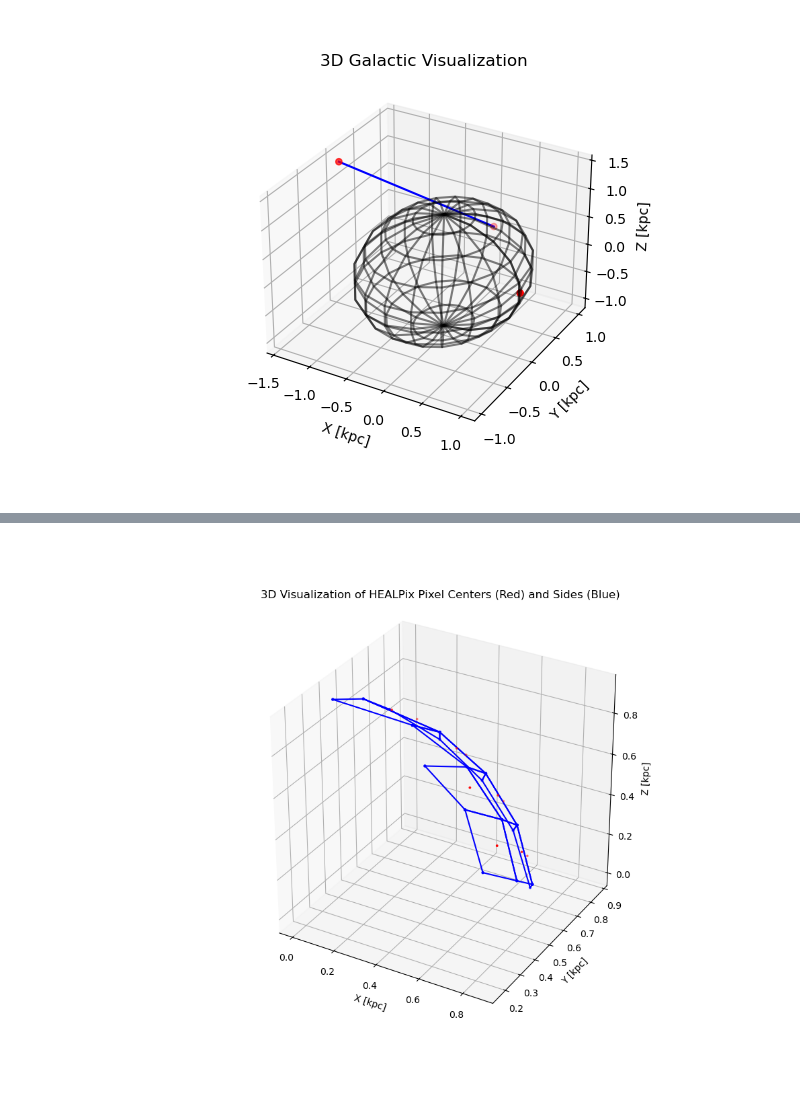
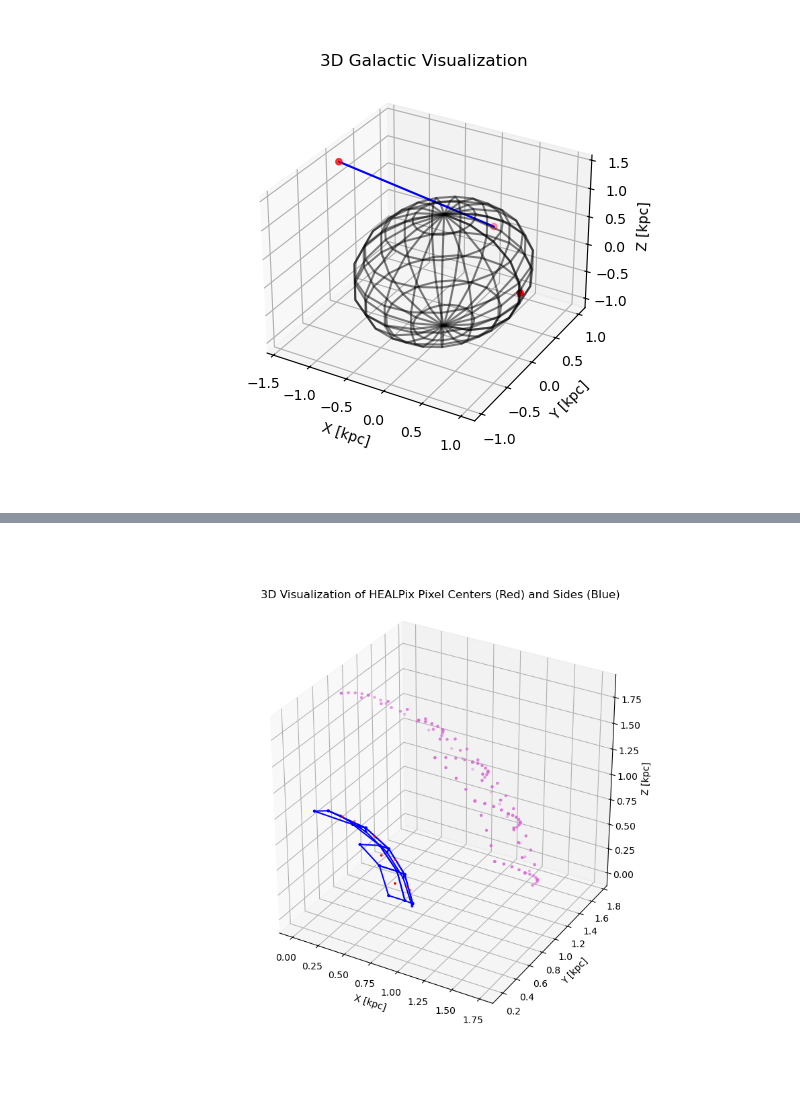
Before and after one commit to ioanazelko/isrf, a Jupyter notebook: isrf/plotting.ipynb, the cells around one changed output, grey strips where cells are left out. Saved outputs shown, nothing was run; the diff lists cells and outputs as text; code cells hidden in the pictures.

Commit message:
added healpix visualization functions for arches defining healpix borders

```diff
--- a/isrf/plotting.ipynb
+++ b/isrf/plotting.ipynb
@@ -30,7 +31,7 @@ plot_utils.add_ray(ax, points[2], points[1])
 # Add spherical shell at radius 1
 plot_utils.add_spherical_shell(ax)
 # Add labels
-plot_utils.add_xyx_labels(ax)
+plot_utils.add_xyz_labels(ax)
 ax.set_title('3D Galactic Visualization')
 
 plt.show()
@@ -39,26 +50,39 @@ plt.show()
 # %%
+
+
+
 
 # Set the HEALPix resolution
 nside = 4  # A manageable nside value for clear visualization
 nest = True  # Use NESTED pixel ordering
 # Prepare a 3D plot
 fig = plt.figure(figsize=(10, 8))
 ax = fig.add_subplot(111, projection='3d')
 
 pixel_index_array = np.arange(hp.nside2npix(nside))[0:10]
 
 #add_fullsky_healpix_centers(ax, nside)
-plot_utils.add_healpixels(ax, pixel_index_array, nside, nest=nest)
+#plot_utils.add_healpixels(ax, pixel_index_array, nside, nest=nest)
 
 # # Set the aspect of the plot to be equal
 ax.set_box_aspect([1,1,1])
 
+# Add spherical shell at radius 1
+#plot_utils.add_spherical_shell(ax)
+
+#
+plot_utils.add_healpix_boundaries(ax, pixel_index_array, nside, nest=nest)
+
+plot_utils.add_healpix_centers(ax, pixel_index_array, nside, nest=nest)
+
+
+plot_utils.add_healpix_arches_optimized(ax, pixel_index_array, nside, nest=nest, npoints=5, radius = 2)
 # Add labels
-plot_utils.add_xyx_labels(ax)
+plot_utils.add_xyz_labels(ax)
 # Add a title
 ax.set_title('3D Visualization of HEALPix Pixel Centers (Red) and Sides (Blue)')
 ax.grid(True)
 
 plt.show()
 # %% [output]
-[figure, old version]
+[figure, new version]
```
Also changed, not shown: parts of 3 cells of this notebook, 5 other files.
